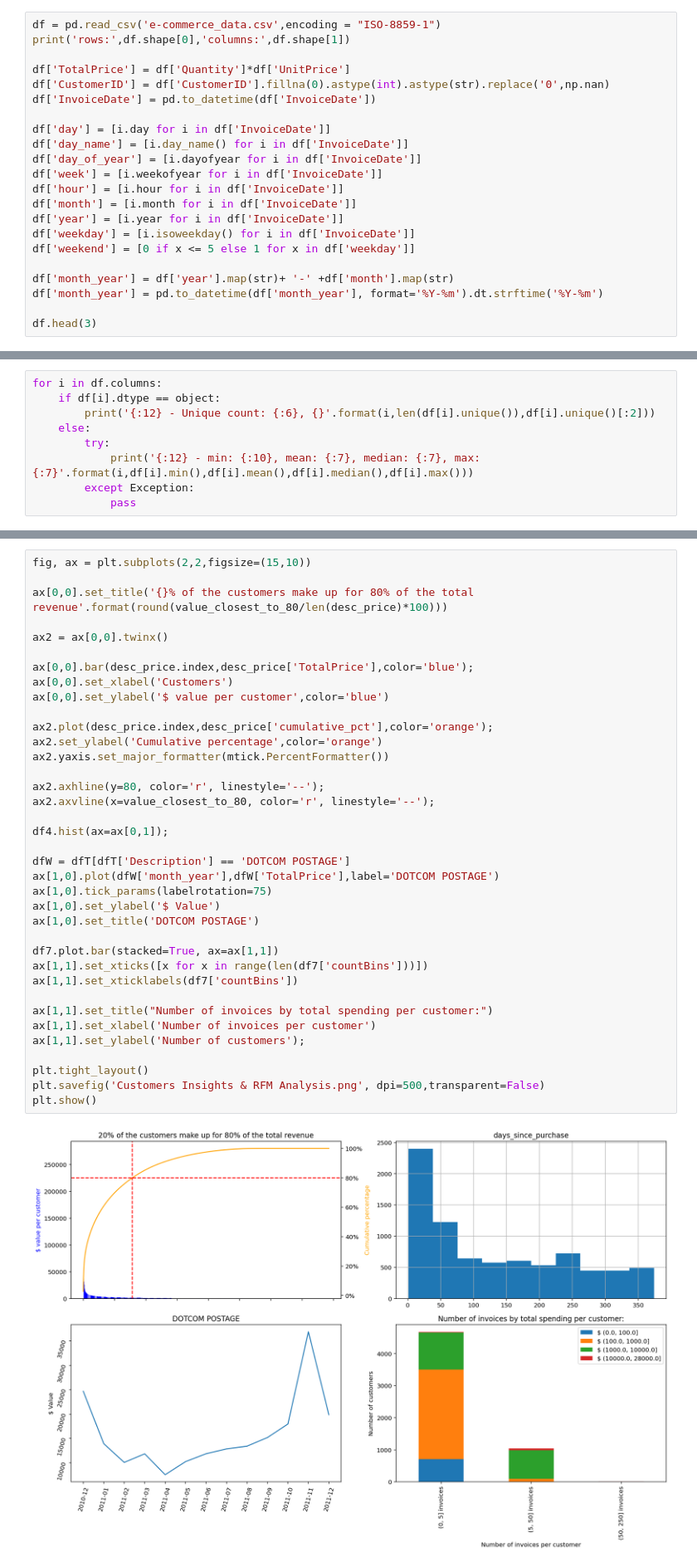
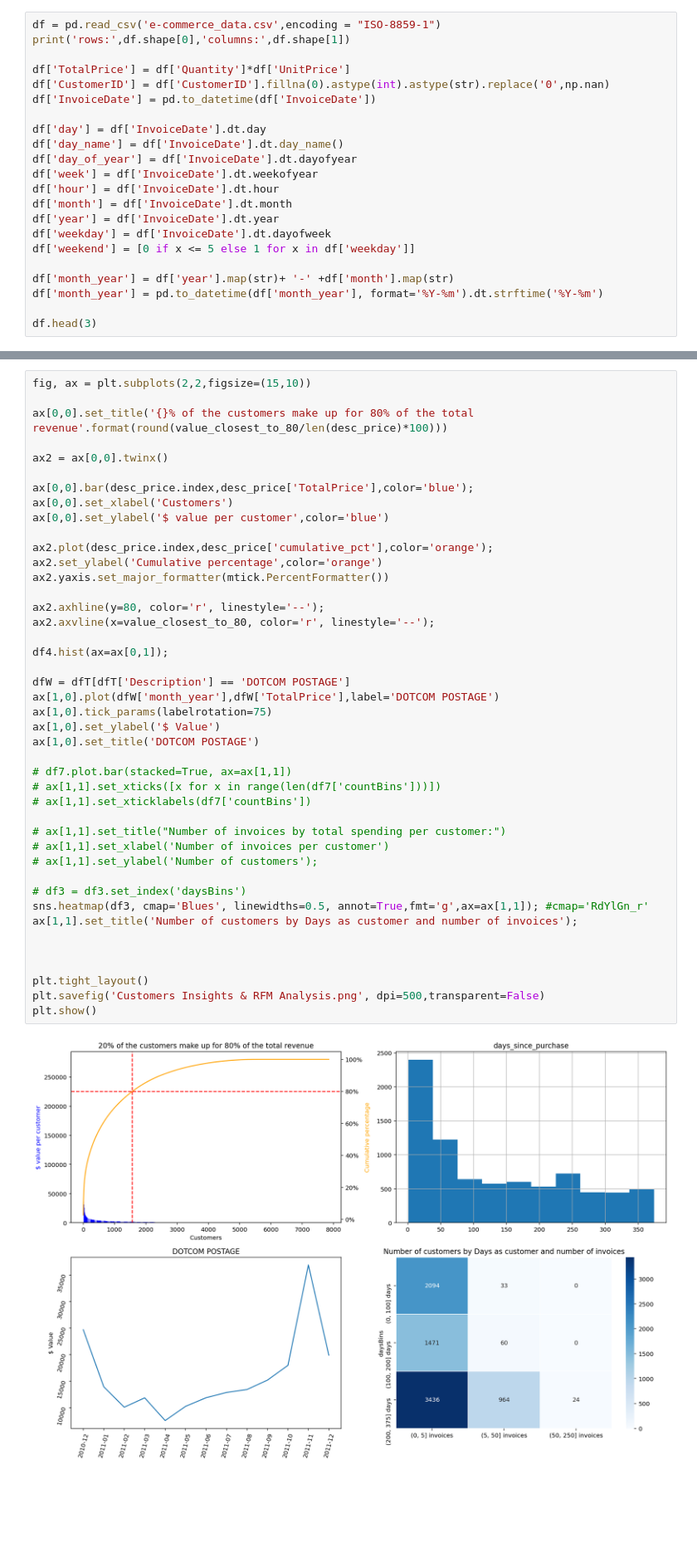
Before and after one commit to loulouOz/Customer-Insights-Analysis-RFM-Segmentation, a Jupyter notebook: customer_insights.ipynb, the cells around one changed output, grey strips where cells are left out. Shown at 83% size. Saved outputs shown, nothing was run; the diff lists cells and outputs as text; blank space fills up the shorter version.

```diff
--- a/customer_insights.ipynb
+++ b/customer_insights.ipynb
@@ -44,14 +44,14 @@ df['TotalPrice'] = df['Quantity']*df['UnitPrice']
 df['CustomerID'] = df['CustomerID'].fillna(0).astype(int).astype(str).replace('0',np.nan)
 df['InvoiceDate'] = pd.to_datetime(df['InvoiceDate'])
 
-df['day'] = [i.day for i in df['InvoiceDate']]
-df['day_name'] = [i.day_name() for i in df['InvoiceDate']]
-df['day_of_year'] = [i.dayofyear for i in df['InvoiceDate']]
-df['week'] = [i.weekofyear for i in df['InvoiceDate']]
-df['hour'] = [i.hour for i in df['InvoiceDate']]
-df['month'] = [i.month for i in df['InvoiceDate']]
-df['year'] = [i.year for i in df['InvoiceDate']]
-df['weekday'] = [i.isoweekday() for i in df['InvoiceDate']]
+df['day'] = df['InvoiceDate'].dt.day
+df['day_name'] = df['InvoiceDate'].dt.day_name()
+df['day_of_year'] = df['InvoiceDate'].dt.dayofyear
+df['week'] = df['InvoiceDate'].dt.weekofyear
+df['hour'] = df['InvoiceDate'].dt.hour
+df['month'] = df['InvoiceDate'].dt.month
+df['year'] = df['InvoiceDate'].dt.year
+df['weekday'] = df['InvoiceDate'].dt.dayofweek
 df['weekend'] = [0 if x <= 5 else 1 for x in df['weekday']]
 
 df['month_year'] = df['year'].map(str)+ '-' +df['month'].map(str)
@@ -64,12 +64,3 @@ rows: 541909 columns: 8
 | 0 | 536365 | 85123A | WHITE HANGING HEART T-LIGHT HOLDER | 6 | 2010-12-01 08:26:00 | 2.55 | 17850 | United Kingdom | 15.30 | ... |
 | 1 | 536365 | 71053 | WHITE METAL LANTERN | 6 | 2010-12-01 08:26:00 | 3.39 | 17850 | United Kingdom | 20.34 | ... |
 | 2 | 536365 | 84406B | CREAM CUPID HEARTS COAT HANGER | 8 | 2010-12-01 08:26:00 | 2.75 | 17850 | United Kingdom | 22.00 | ... |
-# %%
-for i in df.columns:
-    if df[i].dtype == object:
-        print('{:12} - Unique count: {:6}, {}'.format(i,len(df[i].unique()),df[i].unique()[:2]))
-    else:
-        try:
-            print('{:12} - min: {:10}, mean: {:7}, median: {:7}, max: {:7}'.format(i,df[i].min(),df[i].mean(),df[i].median(),df[i].max()))
-        except Exception:
-            pass
@@ -632,37 +569,43 @@ fig, ax = plt.subplots(2,2,figsize=(15,10))
 
 ax[0,0].set_title('{}% of the customers make up for 80% of the total revenue'.format(round(value_closest_to_80/len(desc_price)*100)))
 
 ax2 = ax[0,0].twinx()
 
 ax[0,0].bar(desc_price.index,desc_price['TotalPrice'],color='blue');
 ax[0,0].set_xlabel('Customers')
 ax[0,0].set_ylabel('$ value per customer',color='blue')
 
 ax2.plot(desc_price.index,desc_price['cumulative_pct'],color='orange');
 ax2.set_ylabel('Cumulative percentage',color='orange')
 ax2.yaxis.set_major_formatter(mtick.PercentFormatter())
 
 ax2.axhline(y=80, color='r', linestyle='--');
 ax2.axvline(x=value_closest_to_80, color='r', linestyle='--');
 
 df4.hist(ax=ax[0,1]);
 
 dfW = dfT[dfT['Description'] == 'DOTCOM POSTAGE']
 ax[1,0].plot(dfW['month_year'],dfW['TotalPrice'],label='DOTCOM POSTAGE')
 ax[1,0].tick_params(labelrotation=75)
 ax[1,0].set_ylabel('$ Value')
 ax[1,0].set_title('DOTCOM POSTAGE')
 
-df7.plot.bar(stacked=True, ax=ax[1,1])
-ax[1,1].set_xticks([x for x in range(len(df7['countBins']))])
-ax[1,1].set_xticklabels(df7['countBins'])
+# df7.plot.bar(stacked=True, ax=ax[1,1])
+# ax[1,1].set_xticks([x for x in range(len(df7['countBins']))])
+# ax[1,1].set_xticklabels(df7['countBins'])
 
-ax[1,1].set_title("Number of invoices by total spending per customer:")
-ax[1,1].set_xlabel('Number of invoices per customer')
-ax[1,1].set_ylabel('Number of customers');
+# ax[1,1].set_title("Number of invoices by total spending per customer:")
+# ax[1,1].set_xlabel('Number of invoices per customer')
+# ax[1,1].set_ylabel('Number of customers');
+
+# df3 = df3.set_index('daysBins')
+sns.heatmap(df3, cmap='Blues', linewidths=0.5, annot=True,fmt='g',ax=ax[1,1]); #cmap='RdYlGn_r'
+ax[1,1].set_title('Number of customers by Days as customer and number of invoices');
+
+
 
 plt.tight_layout()
 plt.savefig('Customers Insights & RFM Analysis.png', dpi=500,transparent=False)
 plt.show()
 # %% [output]
-[figure, old version]
+[figure, new version]
```
Also changed, not shown: parts of 16 cells of this notebook, 1 other file.
